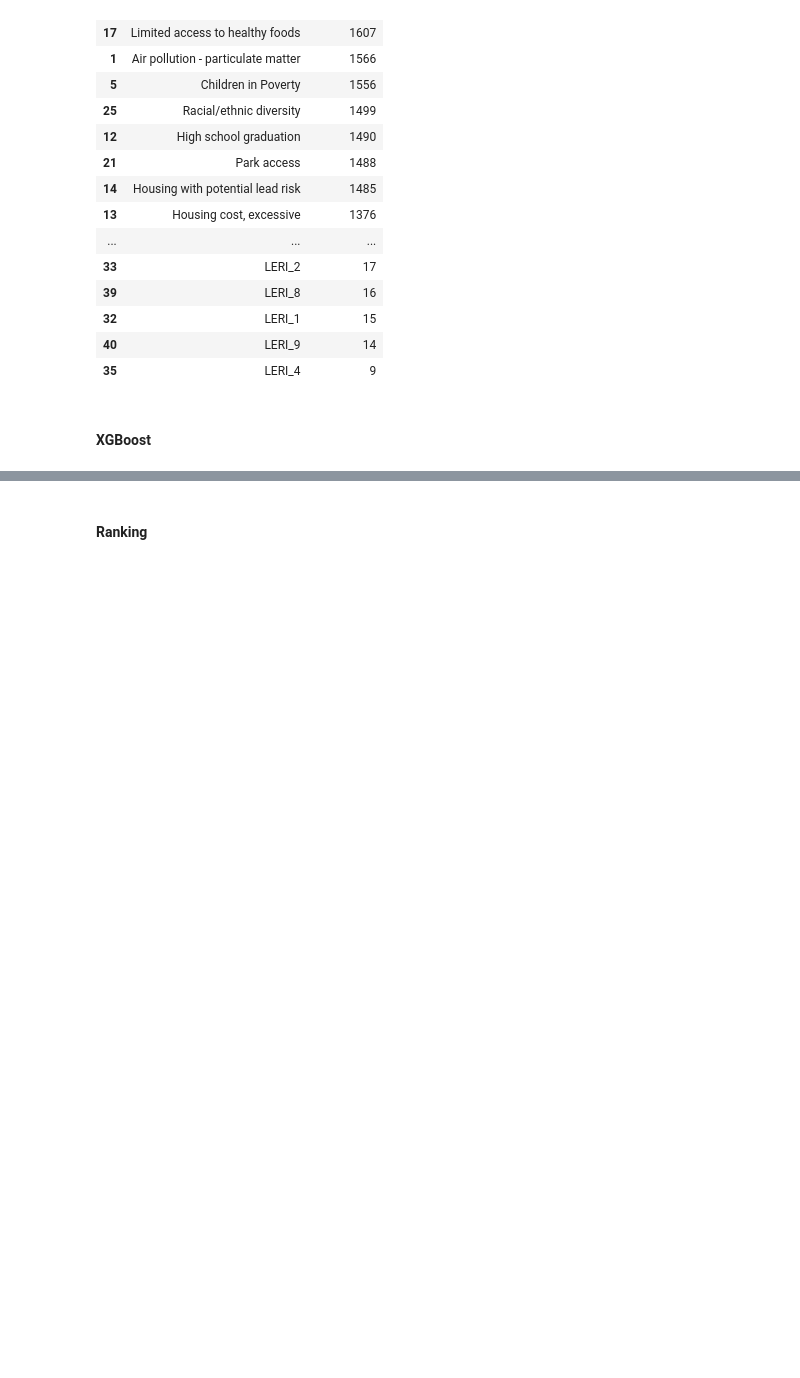
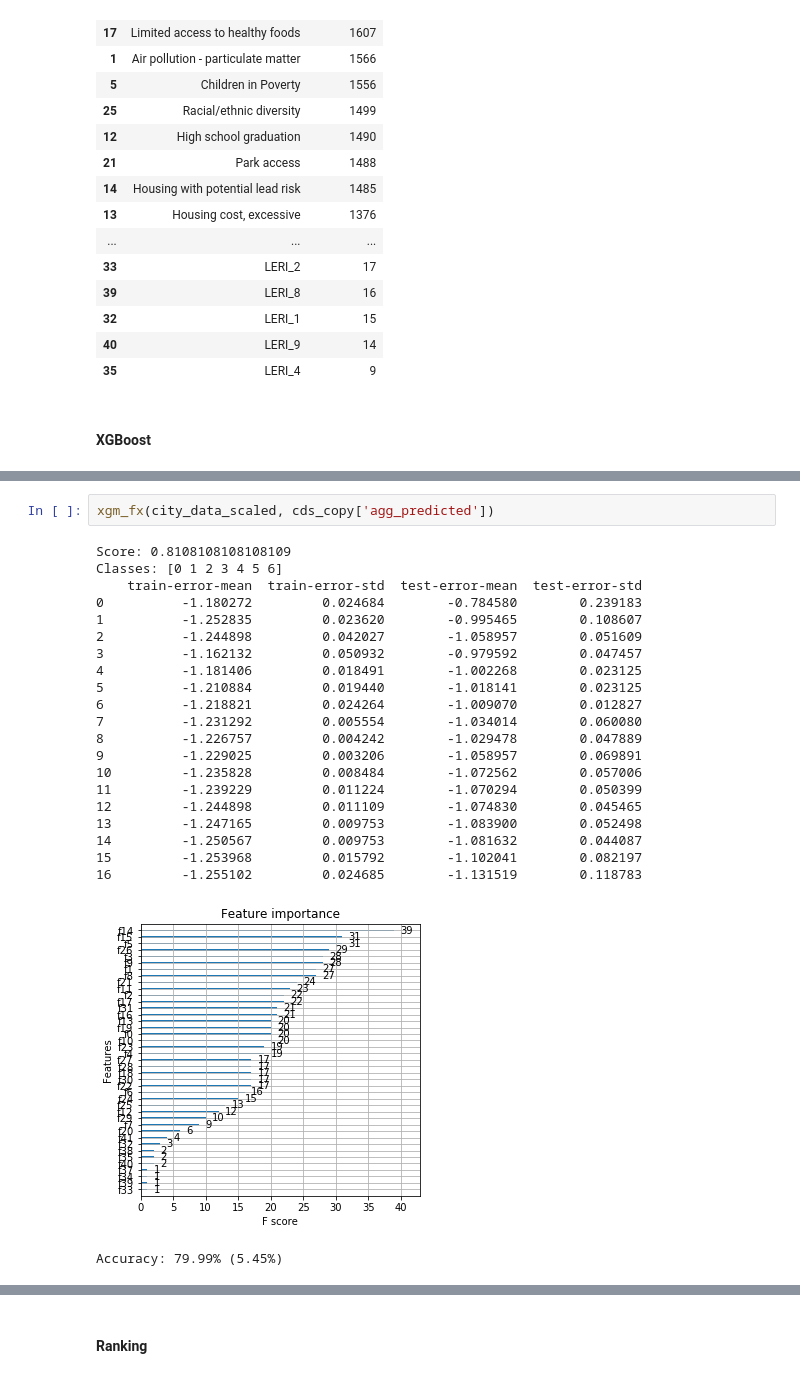
Before and after one commit to lilfetz22/Health_Scores_CAP2, a Jupyter notebook: scripts/Health_Scores_ML.ipynb, the cells around one changed output, grey strips where cells are left out. Drawn from its saved outputs; the diff is of its cells as text; blank space fills up the shorter version.

```diff
--- a/scripts/Health_Scores_ML.ipynb
+++ b/scripts/Health_Scores_ML.ipynb
@@ -574,0 +697,25 @@ Classes: [ 0  1  2  3  4  5  6  7  8  9 10 11 12 13 14 15 16 17 18 19 20 21 22 2
+# %%
+xgm_fx(city_data_scaled, cds_copy['agg_predicted'])
+# %% [output]
+Score: 0.8108108108108109
+Classes: [0 1 2 3 4 5 6]
+    train-error-mean  train-error-std  test-error-mean  test-error-std
+0          -1.180272         0.024684        -0.784580        0.239183
+1          -1.252835         0.023620        -0.995465        0.108607
+2          -1.244898         0.042027        -1.058957        0.051609
+3          -1.162132         0.050932        -0.979592        0.047457
+4          -1.181406         0.018491        -1.002268        0.023125
+5          -1.210884         0.019440        -1.018141        0.023125
+6          -1.218821         0.024264        -1.009070        0.012827
+7          -1.231292         0.005554        -1.034014        0.060080
+8          -1.226757         0.004242        -1.029478        0.047889
+9          -1.229025         0.003206        -1.058957        0.069891
+10         -1.235828         0.008484        -1.072562        0.057006
+11         -1.239229         0.011224        -1.070294        0.050399
+12         -1.244898         0.011109        -1.074830        0.045465
+13         -1.247165         0.009753        -1.083900        0.052498
+14         -1.250567         0.009753        -1.081632        0.044087
+15         -1.253968         0.015792        -1.102041        0.082197
+16         -1.255102         0.024685        -1.131519        0.118783
+[figure, added]
+Accuracy: 79.99% (5.45%)
```
Also changed, not shown: parts of 17 cells of this notebook.
